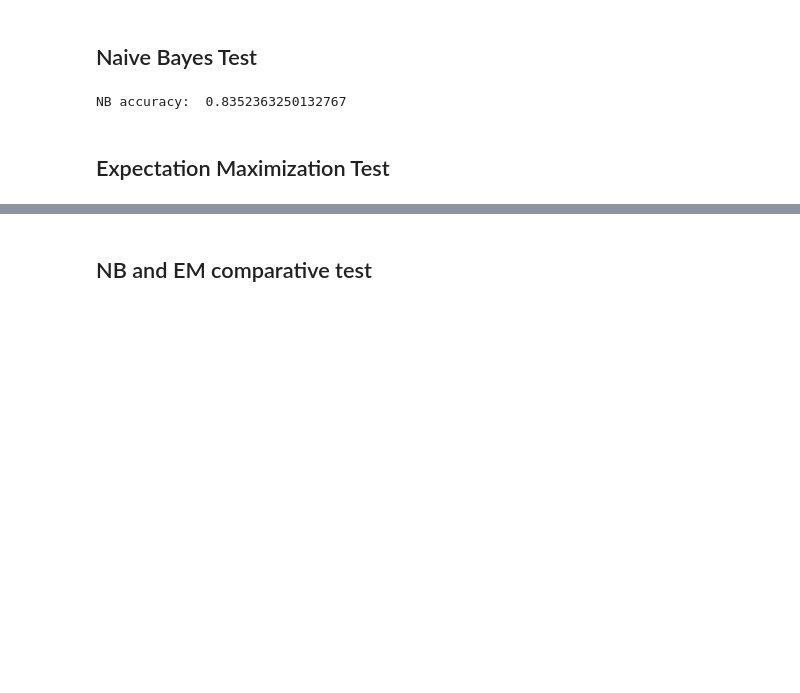
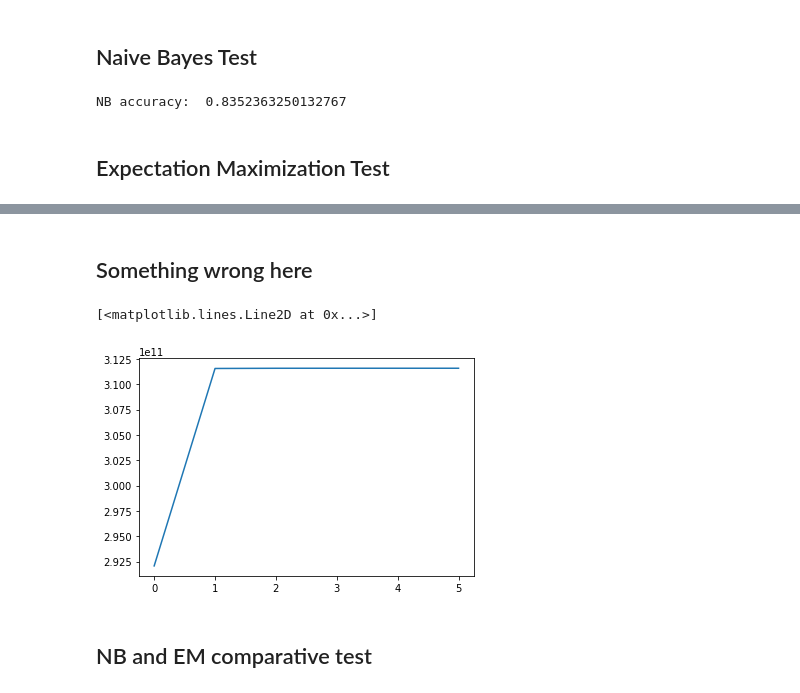
Before and after one commit to AdityaGovardhan/semi-supervised-learning, a Jupyter notebook: aditya_test_task_2.ipynb, the cells around one changed output, grey strips where cells are left out. Saved outputs shown, nothing was run; the diff lists cells and outputs as text; code cells hidden in the pictures; blank space fills up the shorter version.

```diff
--- a/aditya_test_task_2.ipynb
+++ b/aditya_test_task_2.ipynb
@@ -155,3 +161,11 @@ EM accuracy:  0.7903611258629846
+# %% [markdown]
+Something wrong here
+--------------------
+# %%
+plt.plot(losses)
+# %% [output]
+[<matplotlib.lines.Line2D at 0x...>]
+[figure, added]
 # %% [markdown]
 NB and EM comparative test
 --------------------------
```
Also changed, not shown: parts of 5 cells of this notebook.
